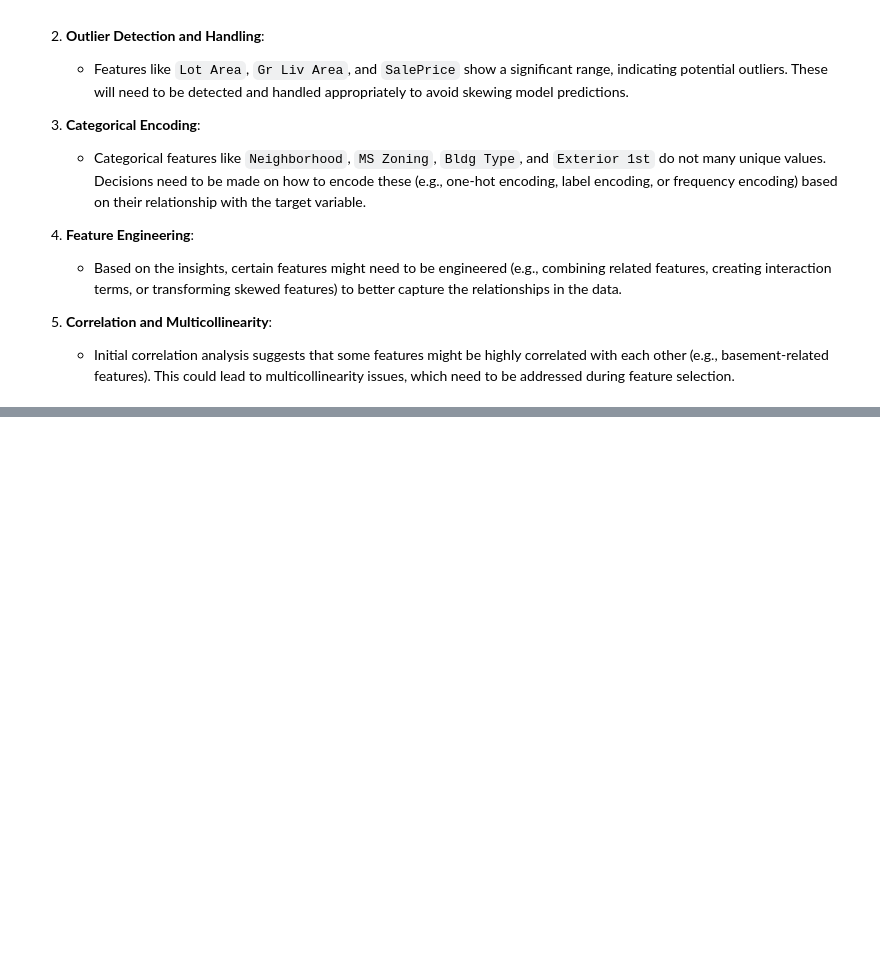
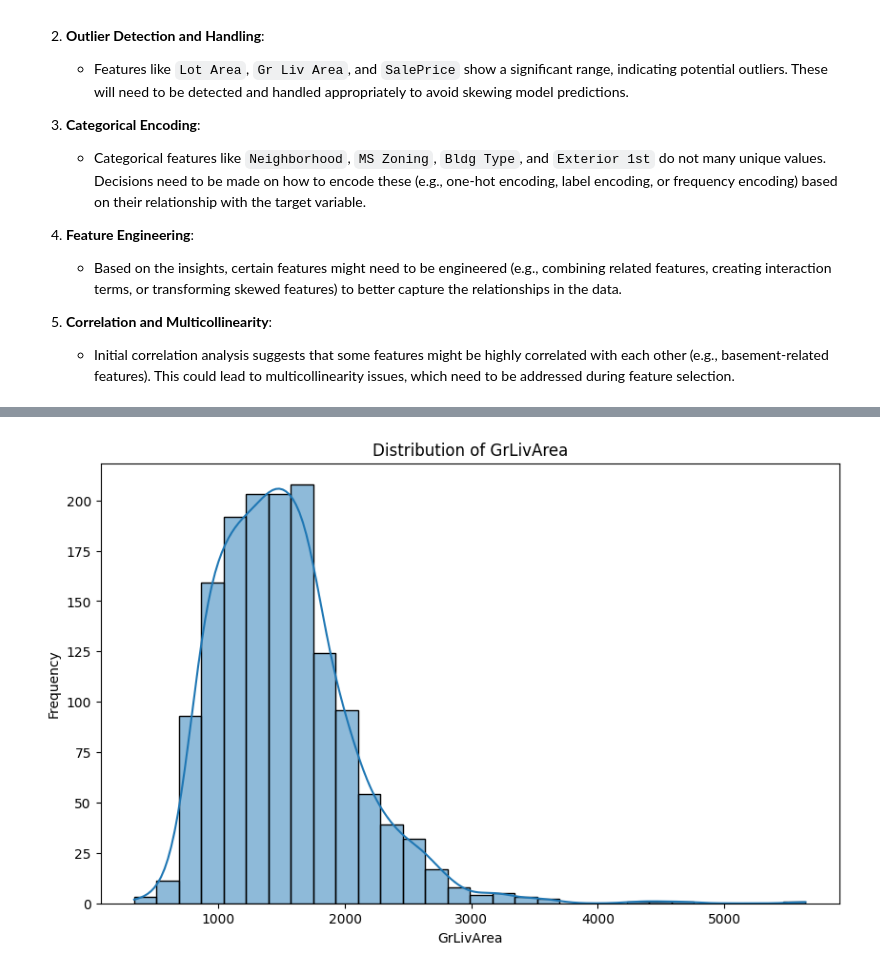
Before and after one commit to iannyFARUE/house-price-prediction, a Jupyter notebook: src/analysis/EDA.ipynb, the cells around one changed output, grey strips where cells are left out. Cells and saved outputs as stored; diff of their text form; code cells hidden in the pictures; blank space fills up the shorter version.

```diff
--- a/src/analysis/EDA.ipynb
+++ b/src/analysis/EDA.ipynb
@@ -184,0 +189,7 @@ plt.show()
+# %%
+
+# Analyzing a Ground Living Area Feature
+univariate_analyzer.set_strategy(NumericalUnivariateAnalysis())
+univariate_analyzer.execute_analysis(train_df, 'GrLivArea')
+# %% [output]
+[figure, added]
```
Also changed, not shown: parts of 12 cells of this notebook, 19 other files.
